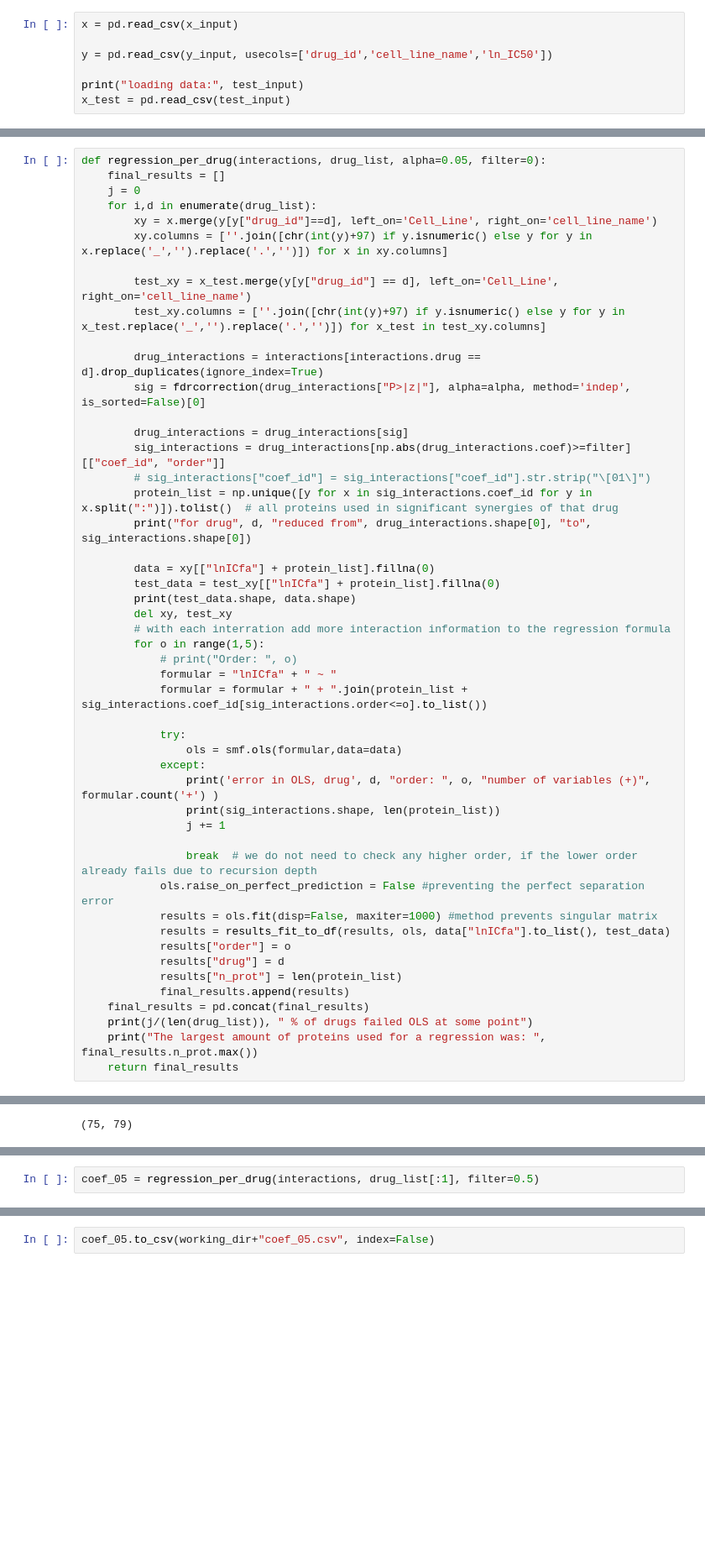
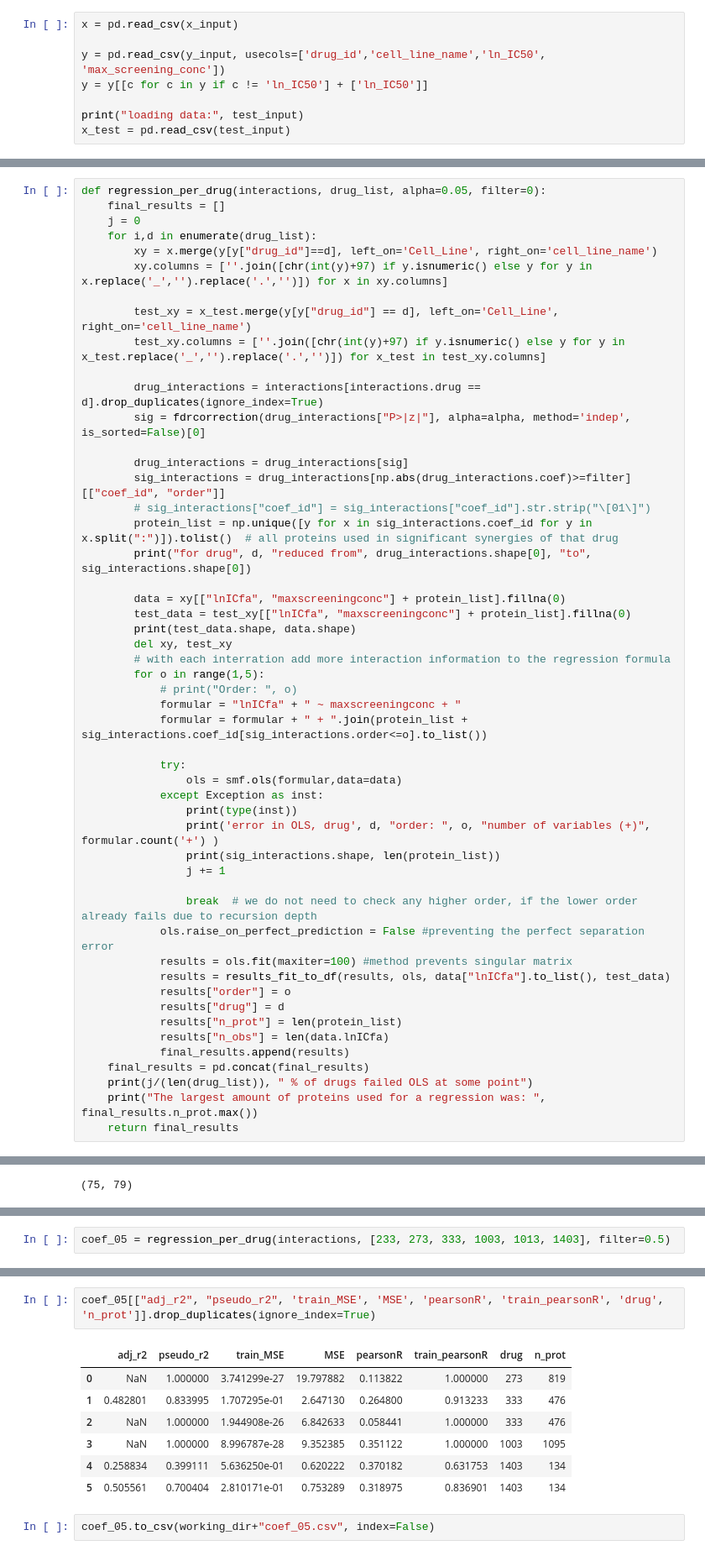
Before and after one commit to Yatish0833/multiomics-synergies, a Jupyter notebook: explainability.ipynb, the cells around one changed output, grey strips where cells are left out. Shown at 84% size. Drawn from its saved outputs; the diff is of its cells as text; blank space fills up the shorter version.

```diff
--- a/explainability.ipynb
+++ b/explainability.ipynb
@@ -30,7 +30,8 @@ interaction_input = 'tmp/final3_aux.tsv'
 # %%
 x = pd.read_csv(x_input)
 
-y = pd.read_csv(y_input, usecols=['drug_id','cell_line_name','ln_IC50'])
+y = pd.read_csv(y_input, usecols=['drug_id','cell_line_name','ln_IC50', 'max_screening_conc'])
+y = y[[c for c in y if c != 'ln_IC50'] + ['ln_IC50']]
 
 print("loading data:", test_input)
 x_test = pd.read_csv(test_input)
@@ -110,30 +113,32 @@ def regression_per_drug(interactions, drug_list, alpha=0.05, filter=0):
         protein_list = np.unique([y for x in sig_interactions.coef_id for y in x.split(":")]).tolist()  # all proteins used in significant synergies of that drug
         print("for drug", d, "reduced from", drug_interactions.shape[0], "to", sig_interactions.shape[0])
 
-        data = xy[["lnICfa"] + protein_list].fillna(0)
-        test_data = test_xy[["lnICfa"] + protein_list].fillna(0)
+        data = xy[["lnICfa", "maxscreeningconc"] + protein_list].fillna(0)
+        test_data = test_xy[["lnICfa", "maxscreeningconc"] + protein_list].fillna(0)
         print(test_data.shape, data.shape)
         del xy, test_xy
         # with each interration add more interaction information to the regression formula
         for o in range(1,5):
             # print("Order: ", o)
-            formular = "lnICfa" + " ~ "
+            formular = "lnICfa" + " ~ maxscreeningconc + "
             formular = formular + " + ".join(protein_list + sig_interactions.coef_id[sig_interactions.order<=o].to_list())
 
             try:
                 ols = smf.ols(formular,data=data)
-            except:
+            except Exception as inst:
+                print(type(inst))
                 print('error in OLS, drug', d, "order: ", o, "number of variables (+)", formular.count('+') )
                 print(sig_interactions.shape, len(protein_list))
                 j += 1
 
                 break  # we do not need to check any higher order, if the lower order already fails due to recursion depth
             ols.raise_on_perfect_prediction = False #preventing the perfect separation error
-            results = ols.fit(disp=False, maxiter=1000) #method prevents singular matrix
+            results = ols.fit(maxiter=100) #method prevents singular matrix
             results = results_fit_to_df(results, ols, data["lnICfa"].to_list(), test_data)
             results["order"] = o
             results["drug"] = d
             results["n_prot"] = len(protein_list)
+            results["n_obs"] = len(data.lnICfa)
             final_results.append(results)
     final_results = pd.concat(final_results)
     print(j/(len(drug_list)), " % of drugs failed OLS at some point")
@@ -148,3 +155,3 @@ len(coef_05[["drug"]].drop_duplicates()), len(drug_list)
 # %%
-coef_05 = regression_per_drug(interactions, drug_list[:1], filter=0.5)
+coef_05 = regression_per_drug(interactions, [233, 273, 333, 1003, 1013, 1403], filter=0.5)
 # %% [output]
@@ -163,3 +184,13 @@ The largest amount of proteins used for a regression was:  27
+# %%
+coef_05[["adj_r2", "pseudo_r2", 'train_MSE', 'MSE', 'pearsonR', 'train_pearsonR', 'drug', 'n_prot']].drop_duplicates(ignore_index=True)
+# %% [output]
+|  | adj_r2 | pseudo_r2 | train_MSE | MSE | pearsonR | train_pearsonR | drug | n_prot |
+| 0 | NaN | 1.000000 | 3.741299e-27 | 19.797882 | 0.113822 | 1.000000 | 273 | 819 |
+| 1 | 0.482801 | 0.833995 | 1.707295e-01 | 2.647130 | 0.264800 | 0.913233 | 333 | 476 |
+| 2 | NaN | 1.000000 | 1.944908e-26 | 6.842633 | 0.058441 | 1.000000 | 333 | 476 |
+| 3 | NaN | 1.000000 | 8.996787e-28 | 9.352385 | 0.351122 | 1.000000 | 1003 | 1095 |
+| 4 | 0.258834 | 0.399111 | 5.636250e-01 | 0.620222 | 0.370182 | 0.631753 | 1403 | 134 |
+| 5 | 0.505561 | 0.700404 | 2.810171e-01 | 0.753289 | 0.318975 | 0.836901 | 1403 | 134 |
 # %%
 coef_05.to_csv(working_dir+"coef_05.csv", index=False)
 # %%
```
Also changed, not shown: parts of 3 cells of this notebook, 2 other files.
